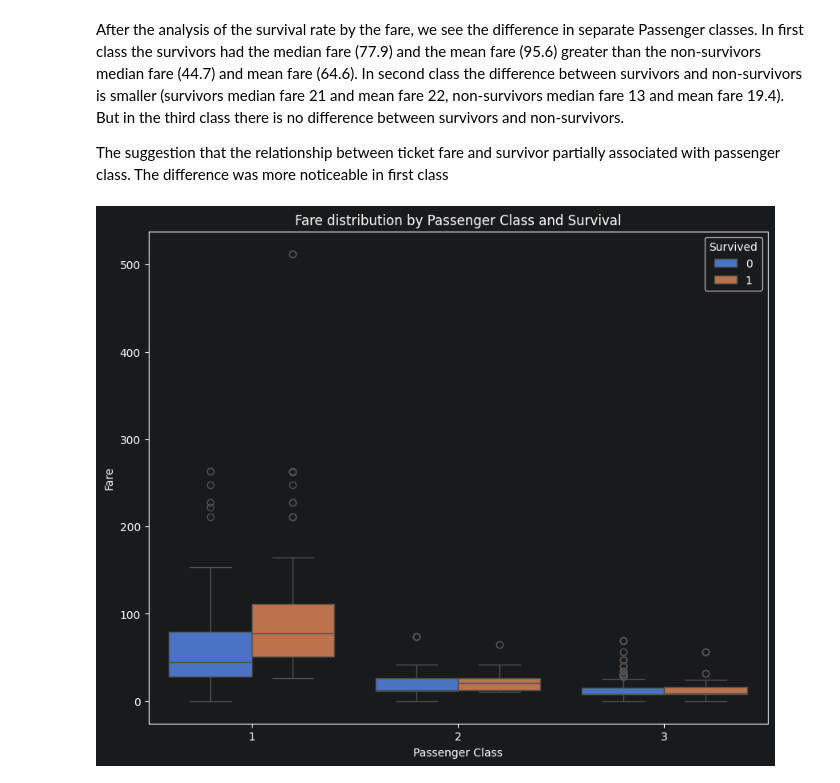
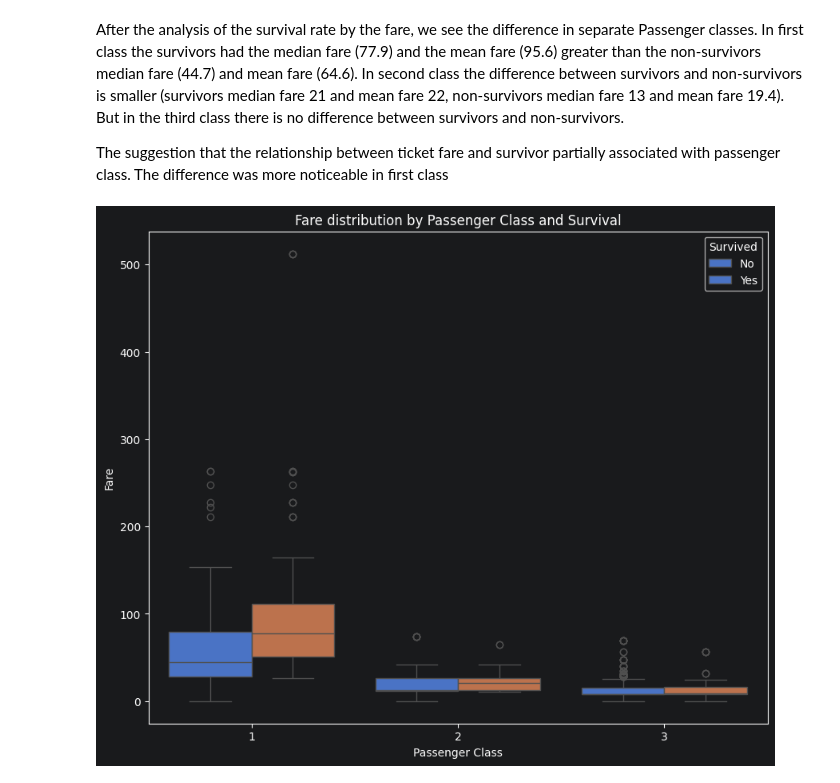
Before and after one commit to MuS0rKa/Analysis-Titanic-Dataset, a Jupyter notebook: Titanic_dataset_analysis/titanic.ipynb, the cells around one changed output. Cells and saved outputs as stored; diff of their text form; code cells hidden in the pictures.

Commit message:
style: changing the legend of the graph

```diff
--- a/Titanic_dataset_analysis/titanic.ipynb
+++ b/Titanic_dataset_analysis/titanic.ipynb
@@ -364,9 +364,10 @@ The suggestion that the relationship between ticket fare and survivor partially
 # %%
 plt.figure(figsize=(10,8))
 sns.boxplot(data=titanic, x="Pclass", y="Fare", hue="Survived")
 plt.xlabel("Passenger Class")
 plt.ylabel("Fare")
 plt.title("Fare distribution by Passenger Class and Survival")
+plt.legend(title="Survived", labels=["No", "Yes"])
 plt.show()
 # %% [output]
-[figure, old version]
+[figure, new version]
```
